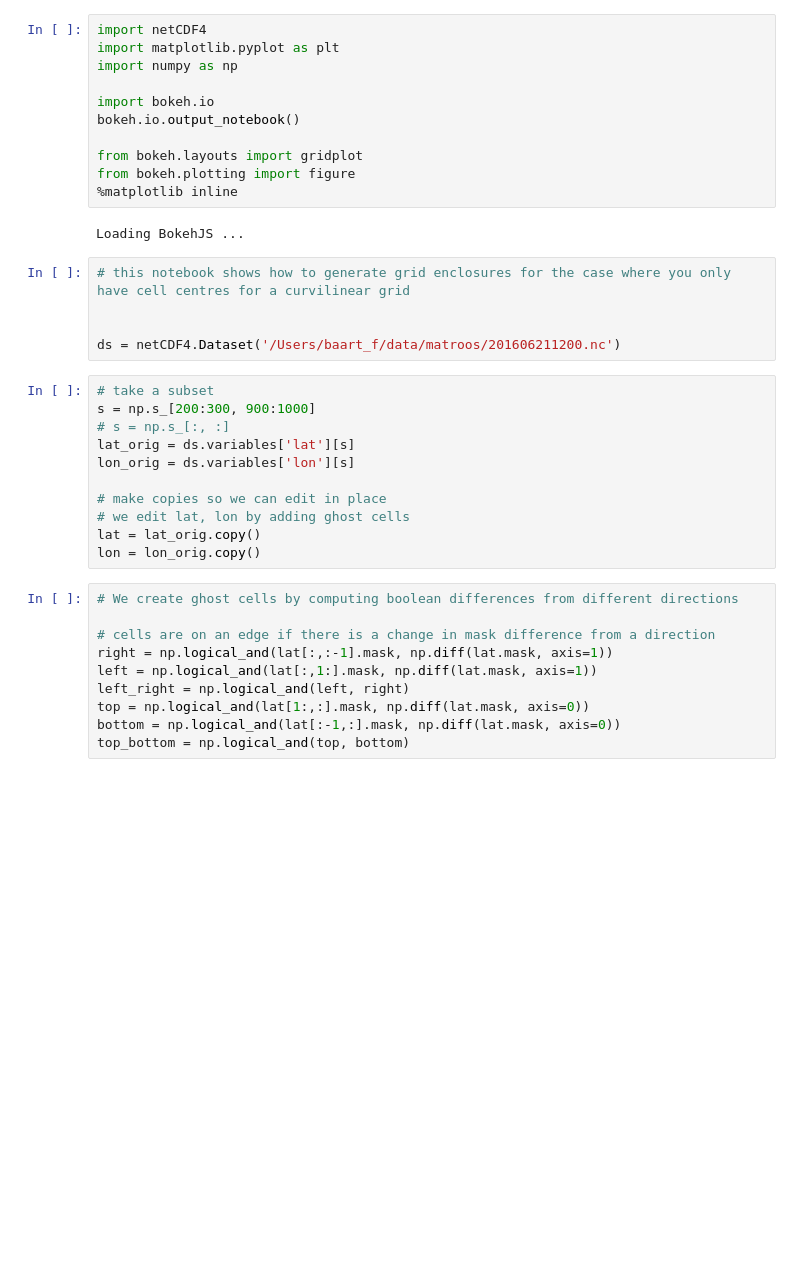
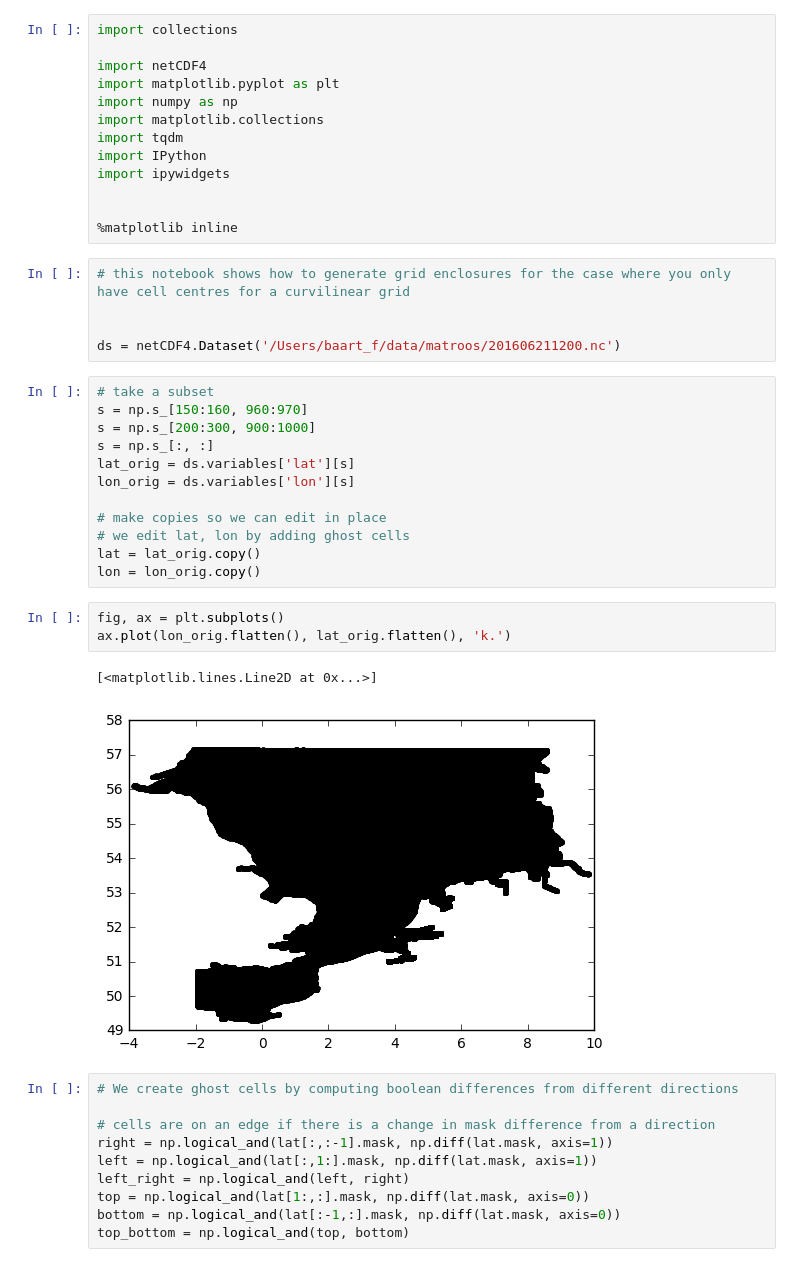
Before and after one commit to openearth/notebooks, a Jupyter notebook: curvilinear_grid_fill.ipynb, the cells around one changed output. Saved outputs shown, nothing was run; the diff lists cells and outputs as text; blank space fills up the shorter version.

```diff
--- a/curvilinear_grid_fill.ipynb
+++ b/curvilinear_grid_fill.ipynb
@@ -1,16 +1,16 @@
 # %%
+import collections
+
 import netCDF4
 import matplotlib.pyplot as plt
 import numpy as np
+import matplotlib.collections
+import tqdm
+import IPython
+import ipywidgets
 
-import bokeh.io
-bokeh.io.output_notebook()
 
-from bokeh.layouts import gridplot
-from bokeh.plotting import figure
 %matplotlib inline
-# %% [output]
-Loading BokehJS ...
 # %%
 # this notebook shows how to generate grid enclosures for the case where you only have cell centres for a curvilinear grid
 
@@ -18,8 +18,9 @@ Loading BokehJS ...
 ds = netCDF4.Dataset('/Users/baart_f/data/matroos/201606211200.nc')
 # %%
 # take a subset
+s = np.s_[150:160, 960:970]
 s = np.s_[200:300, 900:1000]
-# s = np.s_[:, :]
+s = np.s_[:, :]
 lat_orig = ds.variables['lat'][s]
 lon_orig = ds.variables['lon'][s]
 
@@ -27,6 +28,12 @@ lon_orig = ds.variables['lon'][s]
 # we edit lat, lon by adding ghost cells
 lat = lat_orig.copy()
 lon = lon_orig.copy()
+# %%
+fig, ax = plt.subplots()
+ax.plot(lon_orig.flatten(), lat_orig.flatten(), 'k.')
+# %% [output]
+[<matplotlib.lines.Line2D at 0x...>]
+[figure, added]
 # %%
 # We create ghost cells by computing boolean differences from different directions
 
```
Also changed, not shown: parts of 13 cells of this notebook.
